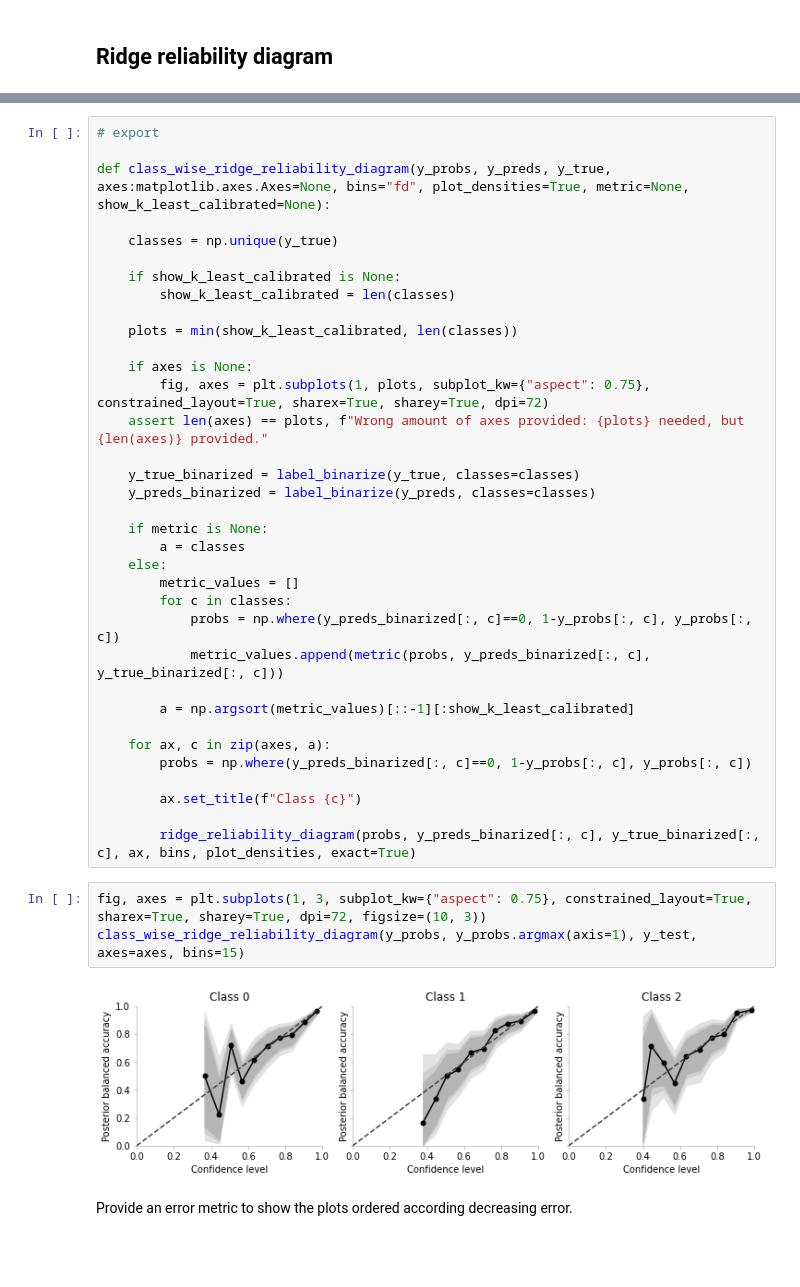
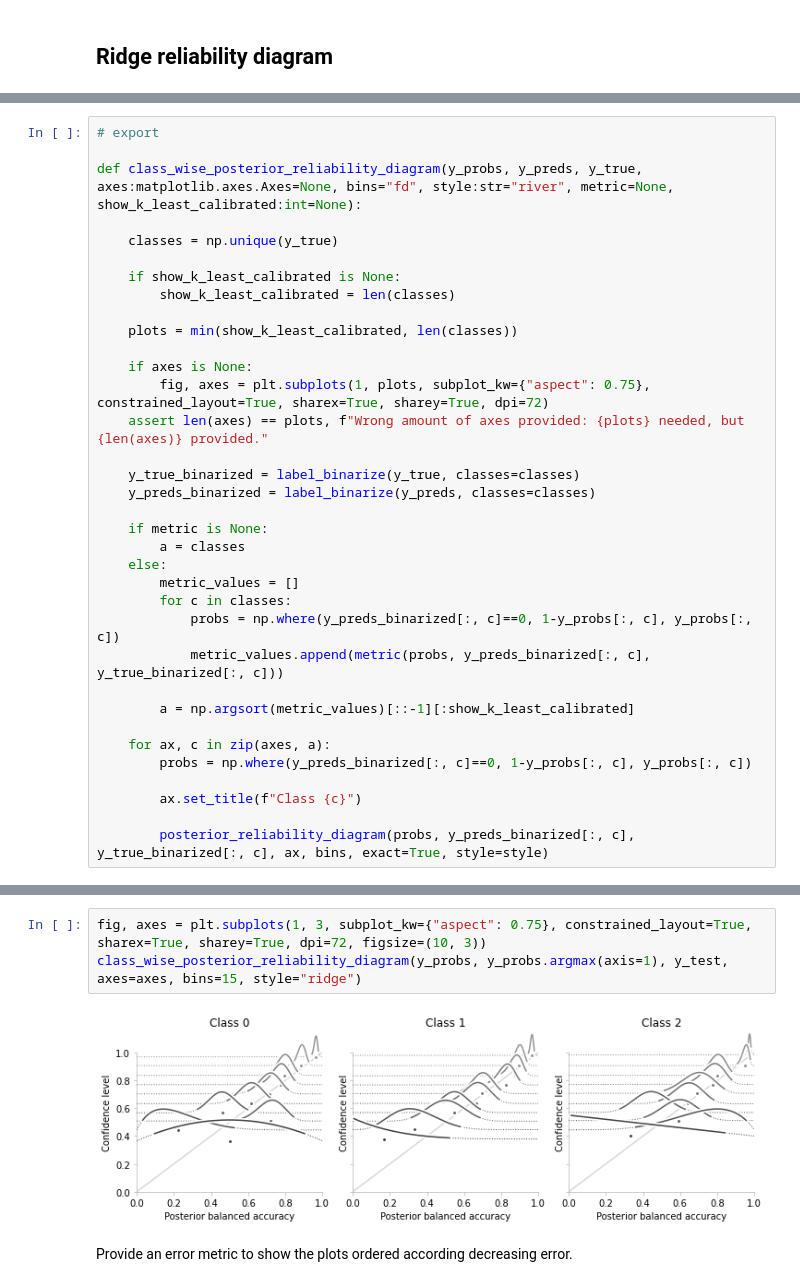
Before and after one commit to MaximLippeveld/riverreliability, a Jupyter notebook: notebooks/plots.ipynb, the cells around one changed output, grey strips where cells are left out. Drawn from its saved outputs; the diff is of its cells as text; blank space fills up the shorter version.

Commit message:
Add river style plot

```diff
--- a/notebooks/plots.ipynb
+++ b/notebooks/plots.ipynb
@@ -243 +237,36 @@ def ridge_reliability_diagram(y_probs:np.array, y_preds:np.array, y_true:np.arra
+# %%
+# export
+
+def class_wise_posterior_reliability_diagram(y_probs, y_preds, y_true, axes:matplotlib.axes.Axes=None, bins="fd", style:str="river", metric=None, show_k_least_calibrated:int=None):
+
+    classes = np.unique(y_true)
+
+    if show_k_least_calibrated is None:
+        show_k_least_calibrated = len(classes)
+
+    plots = min(show_k_least_calibrated, len(classes))
+
+    if axes is None:
+        fig, axes = plt.subplots(1, plots, subplot_kw={"aspect": 0.75}, constrained_layout=True, sharex=True, sharey=True, dpi=72)
+    assert len(axes) == plots, f"Wrong amount of axes provided: {plots} needed, but {len(axes)} provided."
+
+    y_true_binarized = label_binarize(y_true, classes=classes)
+    y_preds_binarized = label_binarize(y_preds, classes=classes)
+
+    if metric is None:
+        a = classes
+    else:
+        metric_values = []
+        for c in classes:
+            probs = np.where(y_preds_binarized[:, c]==0, 1-y_probs[:, c], y_probs[:, c])
+            metric_values.append(metric(probs, y_preds_binarized[:, c], y_true_binarized[:, c]))
+
+        a = np.argsort(metric_values)[::-1][:show_k_least_calibrated]
+
+    for ax, c in zip(axes, a):
+        probs = np.where(y_preds_binarized[:, c]==0, 1-y_probs[:, c], y_probs[:, c])
+
+        ax.set_title(f"Class {c}")
+
+        posterior_reliability_diagram(probs, y_preds_binarized[:, c], y_true_binarized[:, c], ax, bins, exact=True, style=style)
 # %%
@@ -251,43 +277,8 @@ plt.savefig("ridge_example.pdf")
-# %%
-# export
-
-def class_wise_ridge_reliability_diagram(y_probs, y_preds, y_true, axes:matplotlib.axes.Axes=None, bins="fd", plot_densities=True, metric=None, show_k_least_calibrated=None):
-
-    classes = np.unique(y_true)
-
-    if show_k_least_calibrated is None:
-        show_k_least_calibrated = len(classes)
-
-    plots = min(show_k_least_calibrated, len(classes))
-
-    if axes is None:
-        fig, axes = plt.subplots(1, plots, subplot_kw={"aspect": 0.75}, constrained_layout=True, sharex=True, sharey=True, dpi=72)
-    assert len(axes) == plots, f"Wrong amount of axes provided: {plots} needed, but {len(axes)} provided."
-
-    y_true_binarized = label_binarize(y_true, classes=classes)
-    y_preds_binarized = label_binarize(y_preds, classes=classes)
-
-    if metric is None:
-        a = classes
-    else:
-        metric_values = []
-        for c in classes:
-            probs = np.where(y_preds_binarized[:, c]==0, 1-y_probs[:, c], y_probs[:, c])
-            metric_values.append(metric(probs, y_preds_binarized[:, c], y_true_binarized[:, c]))
-
-        a = np.argsort(metric_values)[::-1][:show_k_least_calibrated]
-
-    for ax, c in zip(axes, a):
-        probs = np.where(y_preds_binarized[:, c]==0, 1-y_probs[:, c], y_probs[:, c])
-
-        ax.set_title(f"Class {c}")
-
-        ridge_reliability_diagram(probs, y_preds_binarized[:, c], y_true_binarized[:, c], ax, bins, plot_densities, exact=True)
 # %%
 fig, axes = plt.subplots(1, 3, subplot_kw={"aspect": 0.75}, constrained_layout=True, sharex=True, sharey=True, dpi=72, figsize=(10, 3))
-class_wise_ridge_reliability_diagram(y_probs, y_probs.argmax(axis=1), y_test, axes=axes, bins=15)
+class_wise_posterior_reliability_diagram(y_probs, y_probs.argmax(axis=1), y_test, axes=axes, bins=15, style="ridge")
 # %% [output]
-[figure, old version]
+[figure, new version]
 # %% [markdown]
 Provide an error metric to show the plots ordered according decreasing error.
 # %%
```
Also changed, not shown: parts of 9 cells of this notebook, 3 other files.
